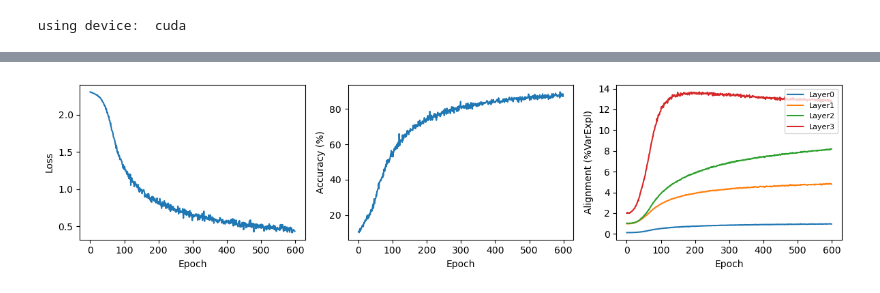
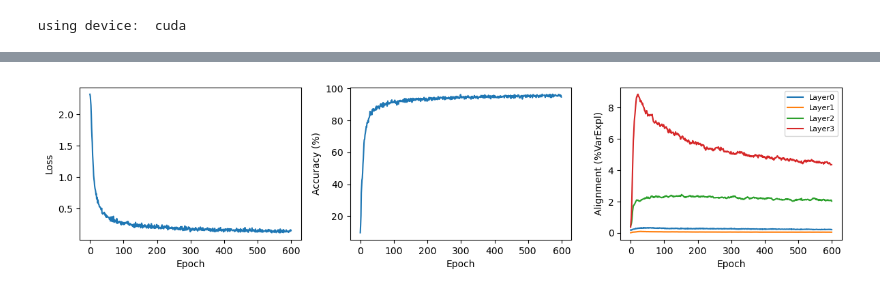
Before and after one commit to landoskape/networkAlignmentAnalysis, a Jupyter notebook: workspace.ipynb, the cells around one changed output, grey strips where cells are left out. Drawn from its saved outputs; the diff is of its cells as text; code cells hidden in the pictures.

```diff
--- a/workspace.ipynb
+++ b/workspace.ipynb
@@ -31,13 +30,14 @@ preprocess = transforms.Compose([
 trainloader, testloader = datasets.downloadMNIST(batchSize=2048, preprocess=preprocess)
 # %%
 net = MLP()
+# net = CNN2P2()
 net.to(DEVICE)
 
 # Prepare Training Functions
 loss_function = nn.CrossEntropyLoss() # Note: this automatically applies softmax...
-optimizer = torch.optim.SGD(net.parameters(), lr=1e-1)
+# optimizer = torch.optim.SGD(net.parameters(), lr=1e-1)
 # optimizer = torch.optim.Adadelta(net.parameters())
-# optimizer = torch.optim.Adam(net.parameters(), lr=1e-3)
+optimizer = torch.optim.Adam(net.parameters(), lr=5e-3)
 
 # Preallocate summary variables
 iterations = 20
@@ -122,26 +118,26 @@ iteration:  11
 # %%
 # This code plots absolute values of loss, accuracy, similarity, and integration
 # -- useful for knowing what the true (unnormalized) values are --
 numEpoch = trackLoss.shape[0]
-alignMean = avgFromFull(alignFull)
+alignMean = utils.avg_from_full(alignFull)
 
 # Note: similarity and integration are only current -- I changed it to simMean,intMean,simStd,intStd for future reference and for plotting error bars!
 fig,ax = plt.subplots(1,3,figsize=(12,3))
 ax[0].plot(trackLoss)
 ax[0].set_xlabel('Epoch')
 ax[0].set_ylabel('Loss')
 ax[1].plot(trackAccuracy)
 ax[1].set_xlabel('Epoch')
 ax[1].set_ylabel('Accuracy (%)')
 for i in range(alignMean.shape[0]):
     ax[2].plot(alignMean[i,:]*100,label=f'Layer{i}')
 ax[2].set_xlabel('Epoch')
 ax[2].set_ylabel('Alignment (%VarExpl)')
 ax[2].legend(fontsize=8, loc='upper right')
 
 plt.tight_layout()
 # %% [output]
-[figure, old version]
+[figure, new version]
 # %%
 # TODO
 # 1. Write more models (rewrite convolutional and AlexNet into AlignmentModels)
```
Also changed, not shown: parts of 3 cells of this notebook.
